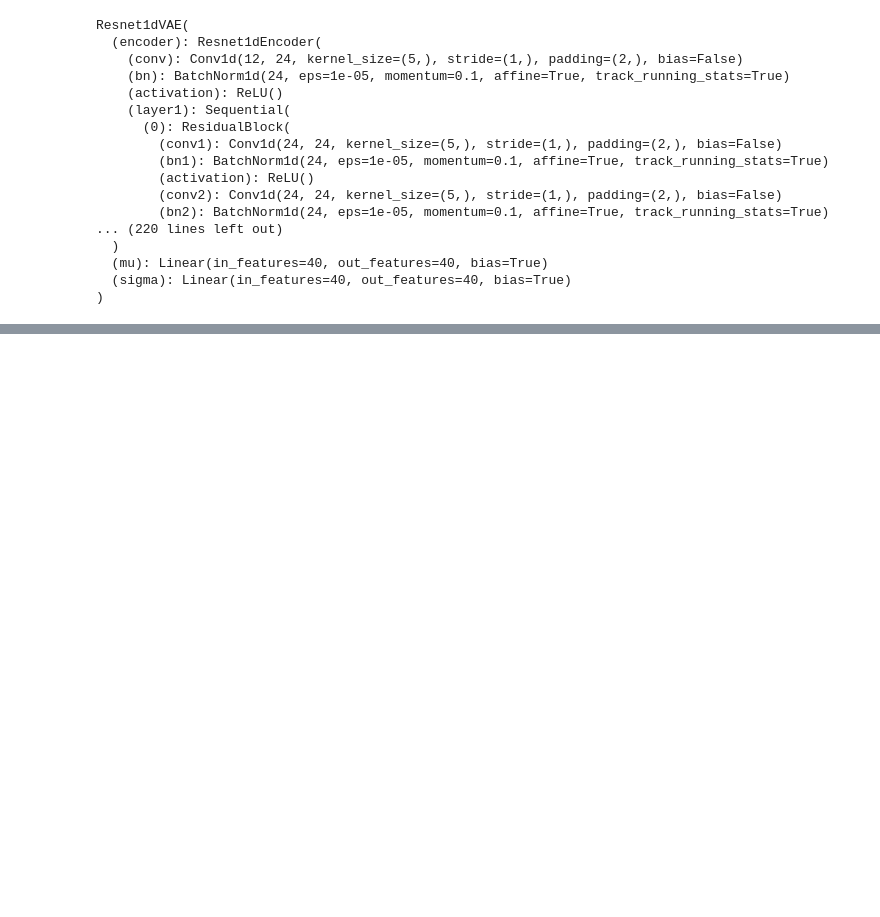
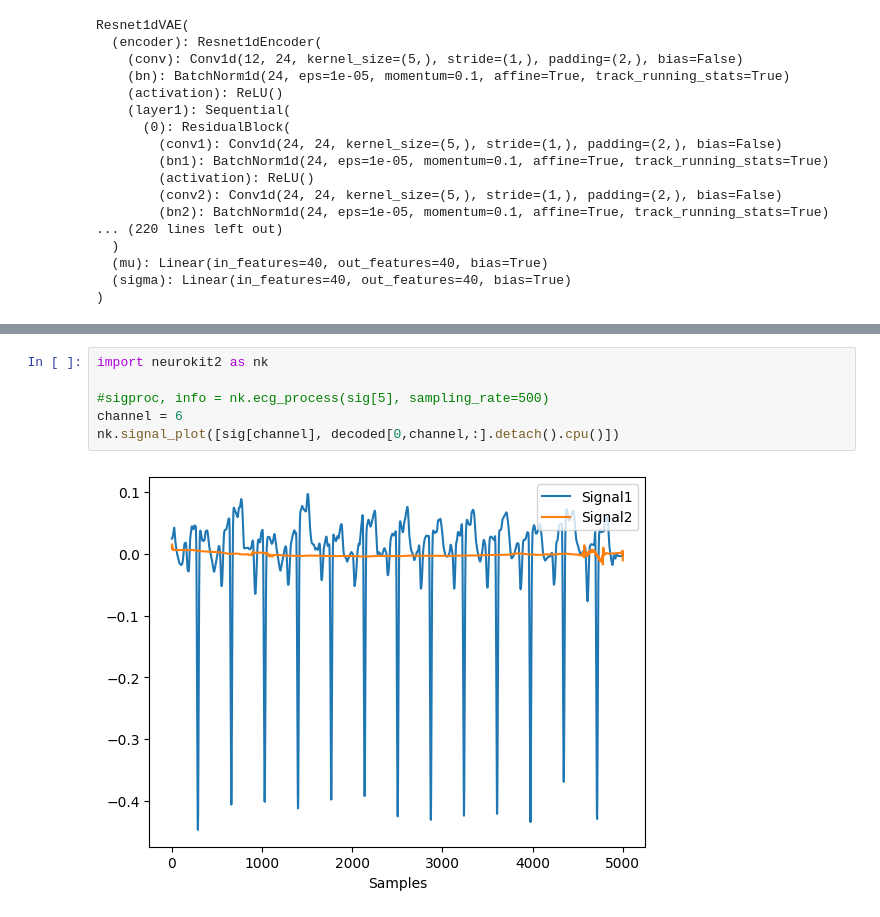
Before and after one commit to isears/ptbxlae, a Jupyter notebook: notebooks/generative_sandbox.ipynb, the cells around one changed output, grey strips where cells are left out. Drawn from its saved outputs; the diff is of its cells as text; blank space fills up the shorter version.

```diff
--- a/notebooks/generative_sandbox.ipynb
+++ b/notebooks/generative_sandbox.ipynb
@@ -75,0 +74,8 @@ tensor(0.0427, device='cuda:0', grad_fn=<MseLossBackward0>)
+# %%
+import neurokit2 as nk
+
+#sigproc, info = nk.ecg_process(sig[5], sampling_rate=500)
+channel = 6
+nk.signal_plot([sig[channel], decoded[0,channel,:].detach().cpu()])
+# %% [output]
+[figure, added]
```
Also changed, not shown: parts of 8 cells of this notebook, 4 other files.
